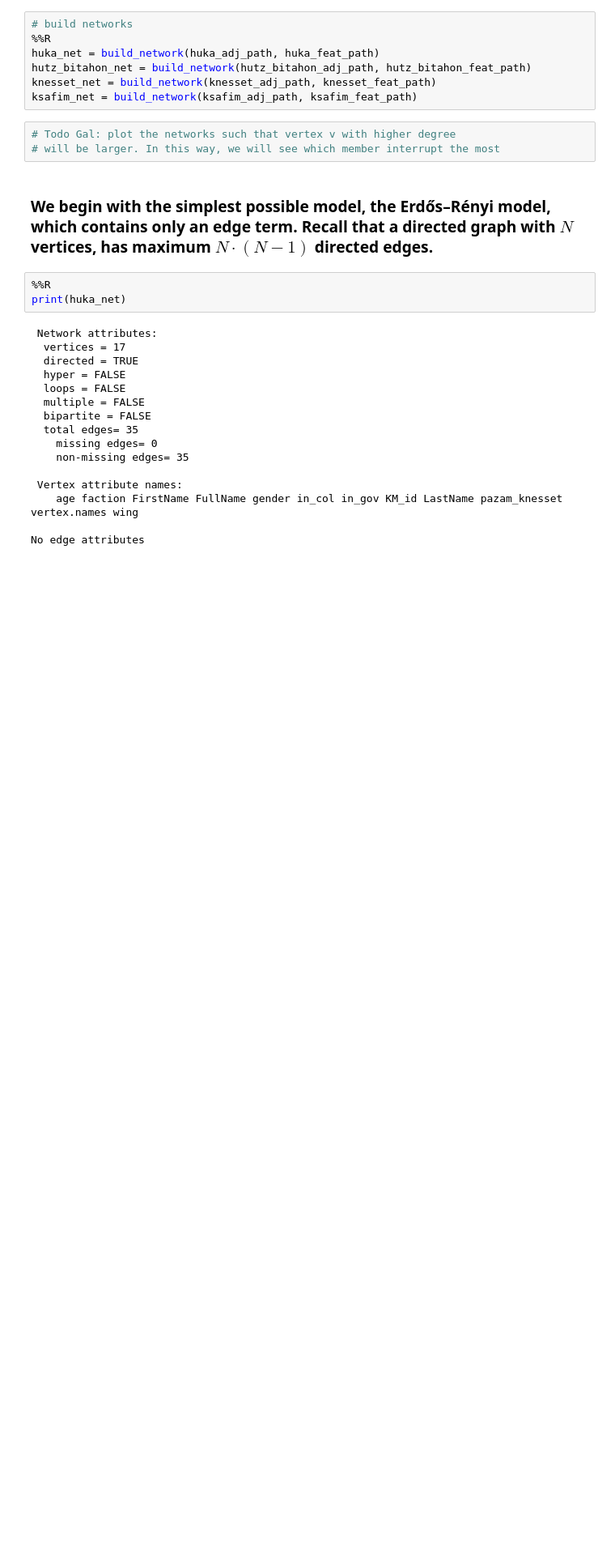
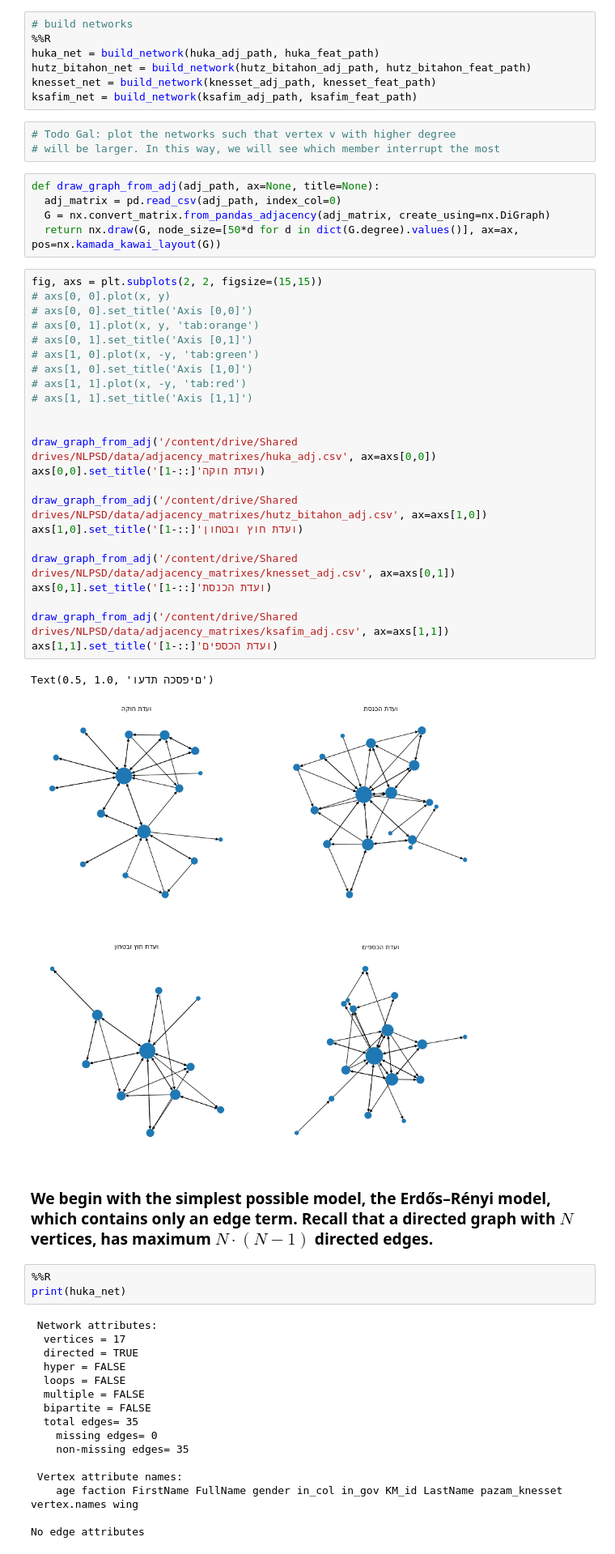
Before and after one commit to galbraun/knesset_social_dynamics, a Jupyter notebook: ERGM_R.ipynb, the cells around one changed output. Shown at 81% size. Drawn from its saved outputs; the diff is of its cells as text; blank space fills up the shorter version.

Commit message:
Added printing committees graph with size by degree

```diff
--- a/ERGM_R.ipynb
+++ b/ERGM_R.ipynb
@@ -87,6 +88,37 @@ ksafim_net = build_network(ksafim_adj_path, ksafim_feat_path)
 # %%
 # Todo Gal: plot the networks such that vertex v with higher degree
 # will be larger. In this way, we will see which member interrupt the most
+# %%
+def draw_graph_from_adj(adj_path, ax=None, title=None):
+  adj_matrix = pd.read_csv(adj_path, index_col=0)
+  G = nx.convert_matrix.from_pandas_adjacency(adj_matrix, create_using=nx.DiGraph)
+  return nx.draw(G, node_size=[50*d for d in dict(G.degree).values()], ax=ax, pos=nx.kamada_kawai_layout(G))
+# %%
+fig, axs = plt.subplots(2, 2, figsize=(15,15))
+# axs[0, 0].plot(x, y)
+# axs[0, 0].set_title('Axis [0,0]')
+# axs[0, 1].plot(x, y, 'tab:orange')
+# axs[0, 1].set_title('Axis [0,1]')
+# axs[1, 0].plot(x, -y, 'tab:green')
+# axs[1, 0].set_title('Axis [1,0]')
+# axs[1, 1].plot(x, -y, 'tab:red')
+# axs[1, 1].set_title('Axis [1,1]')
+
+
+draw_graph_from_adj('/content/drive/Shared drives/NLPSD/data/adjacency_matrixes/huka_adj.csv', ax=axs[0,0])
+axs[0,0].set_title('ועדת חוקה'[::-1])
+
+draw_graph_from_adj('/content/drive/Shared drives/NLPSD/data/adjacency_matrixes/hutz_bitahon_adj.csv', ax=axs[1,0])
+axs[1,0].set_title('ועדת חוץ ובטחון'[::-1])
+
+draw_graph_from_adj('/content/drive/Shared drives/NLPSD/data/adjacency_matrixes/knesset_adj.csv', ax=axs[0,1])
+axs[0,1].set_title('ועדת הכנסת'[::-1])
+
+draw_graph_from_adj('/content/drive/Shared drives/NLPSD/data/adjacency_matrixes/ksafim_adj.csv', ax=axs[1,1])
+axs[1,1].set_title('ועדת הכספים'[::-1])
+# %% [output]
+Text(0.5, 1.0, 'םיפסכה תדעו')
+[figure, added]
 # %% [markdown]
 ### We begin with the simplest possible model, the Erdős–Rényi model, which contains only an edge term. Recall that a directed graph with $N$ vertices, has  maximum  $N\cdot (N-1)$ directed edges.
 # %%
```
Also changed, not shown: parts of 2 cells of this notebook.
